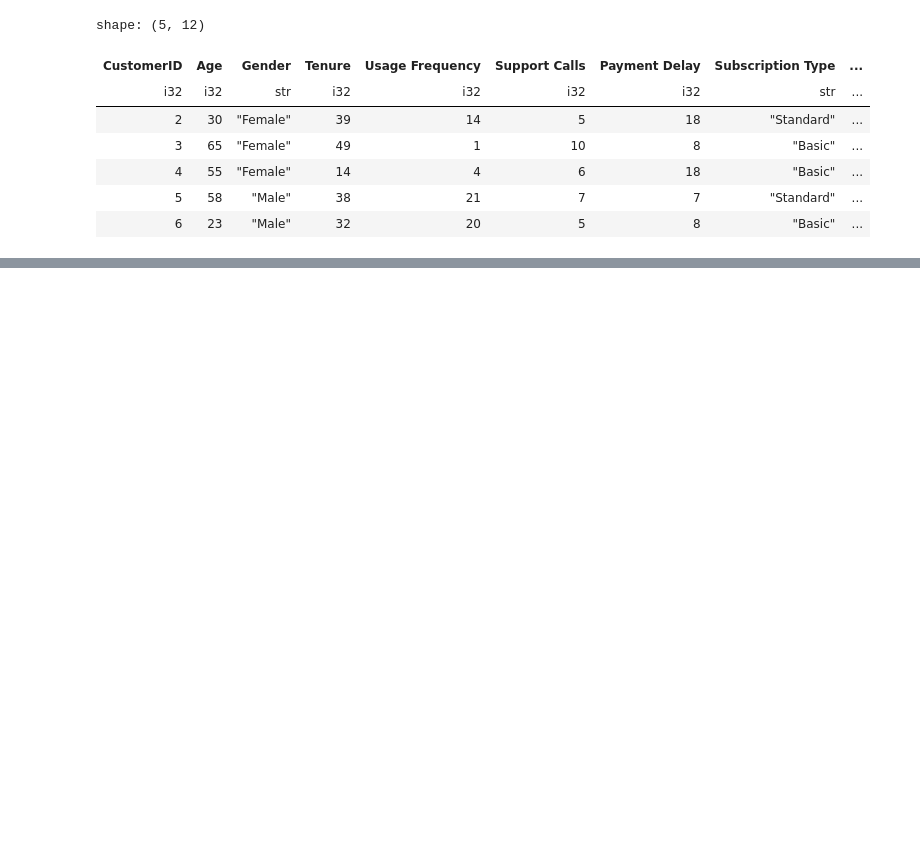
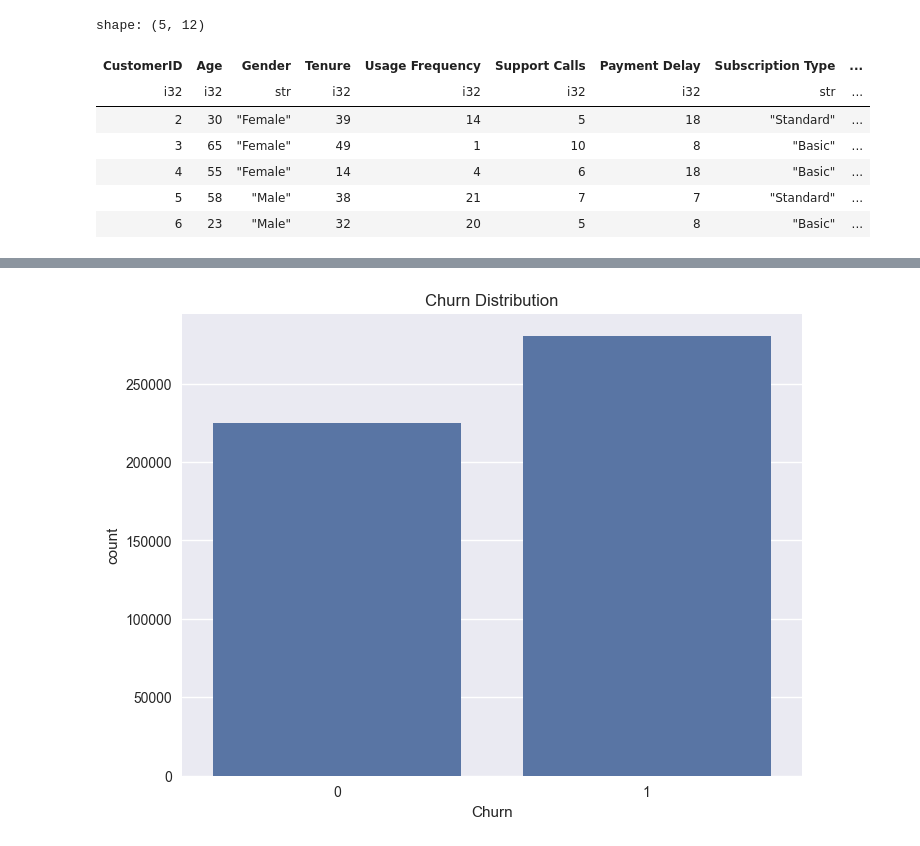
Before and after one commit to Mamdouh66/customer-churn, a Jupyter notebook: notebooks/data.ipynb, the cells around one changed output, grey strips where cells are left out. Drawn from its saved outputs; the diff is of its cells as text; code cells hidden in the pictures; blank space fills up the shorter version.

```diff
--- a/notebooks/data.ipynb
+++ b/notebooks/data.ipynb
@@ -40,0 +70,2 @@ shape: (5, 12)
+# %%
+full_df = full_df.drop_nulls()
@@ -40,0 +79,5 @@ shape: (5, 12)
+# %%
+churn_distribution = full_df.group_by("Churn").agg(
+    pl.count("Churn").alias("count"),
+    (pl.count("Churn") / len(full_df.collect()) * 100).alias("percentage"),
+)
@@ -40,0 +92,7 @@ shape: (5, 12)
+# %%
+plt.figure(figsize=(8, 6))
+sns.barplot(data=churn_distribution.collect(), x="Churn", y="count")
+plt.title("Churn Distribution")
+plt.show()
+# %% [output]
+[figure, added]
```
Also changed, not shown: parts of 11 cells of this notebook.
